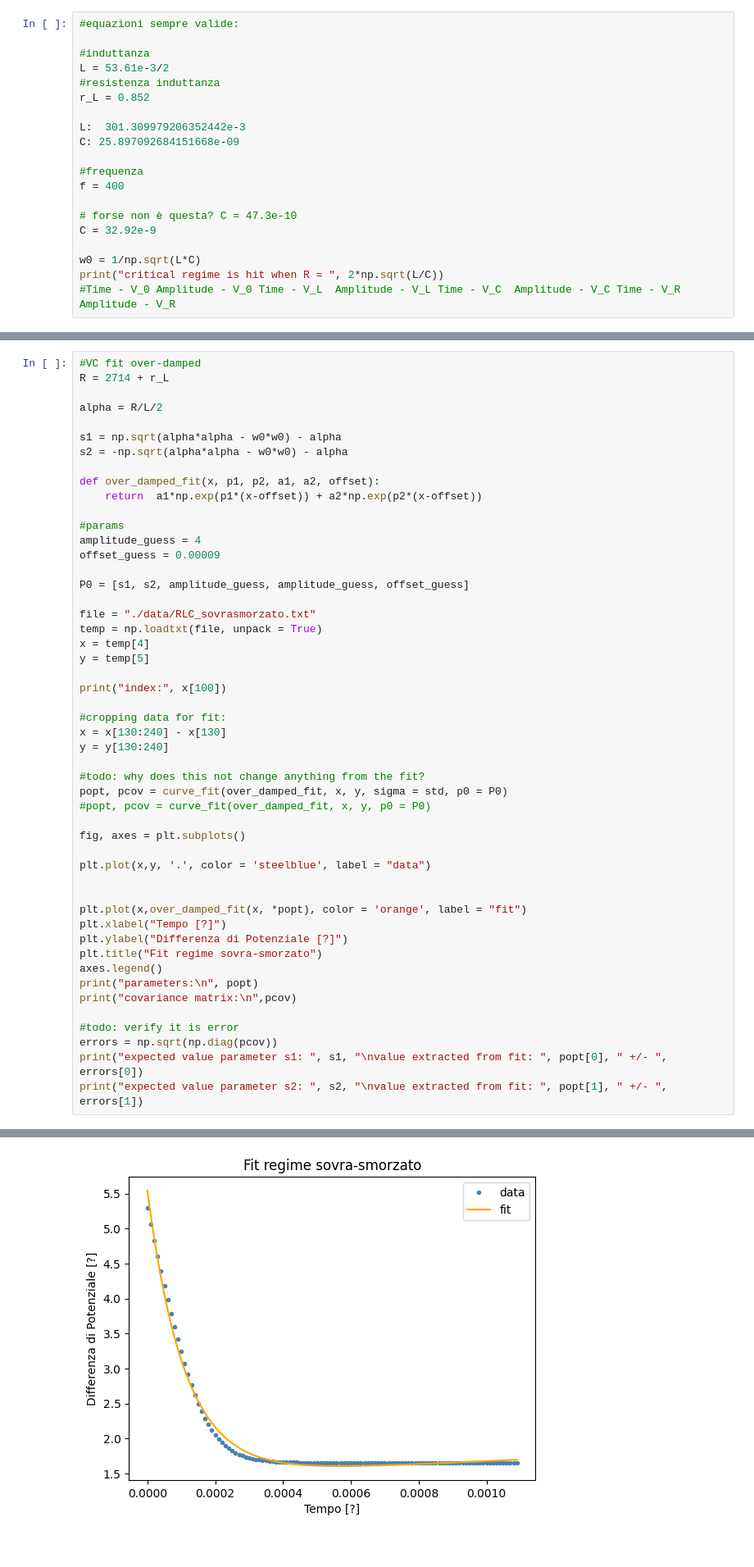
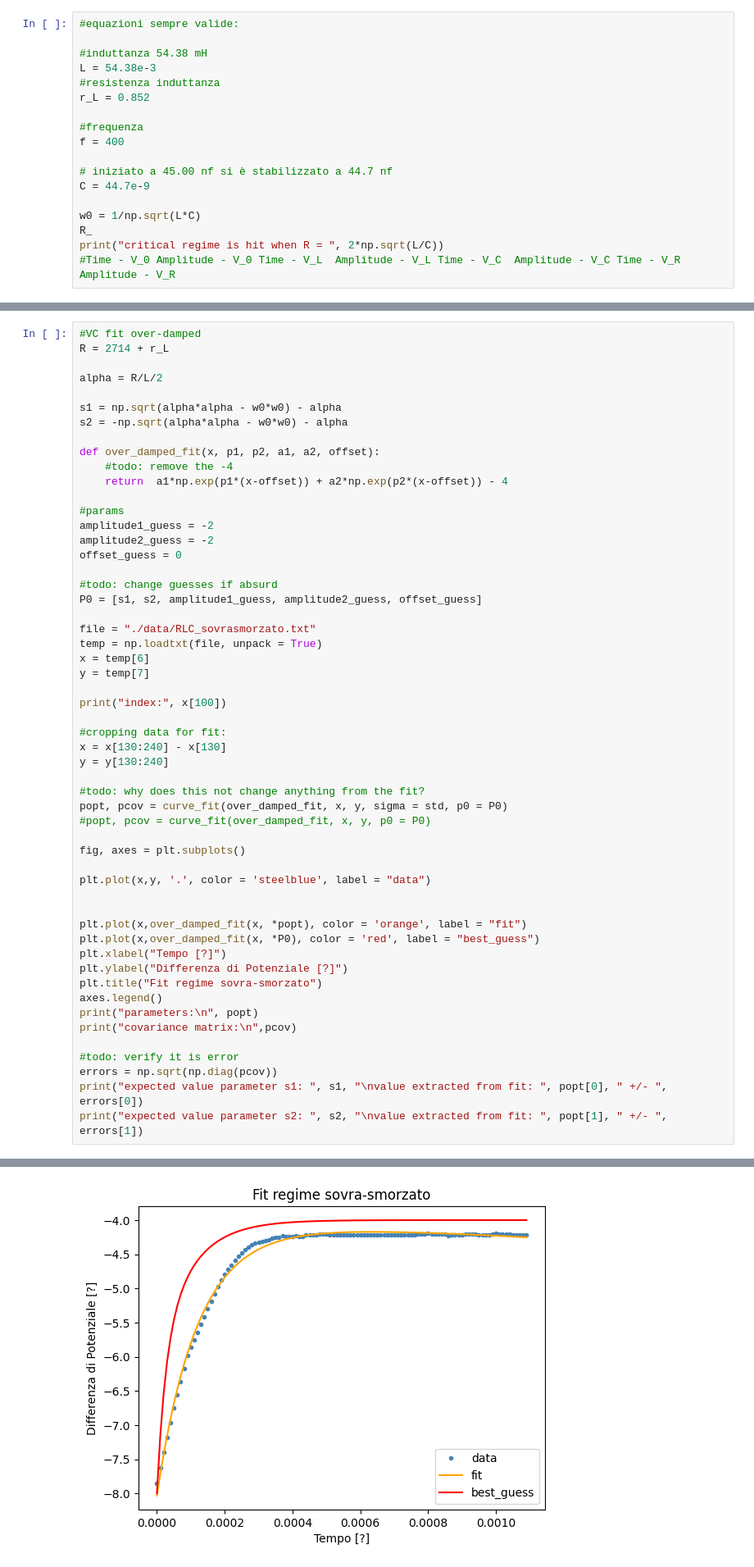
Before and after one commit to sbaba22/circuiti, a Jupyter notebook: fit.ipynb, the cells around one changed output, grey strips where cells are left out. Shown: that part at 82% size. Drawn from its saved outputs; the diff is of its cells as text.

```diff
--- a/fit.ipynb
+++ b/fit.ipynb
@@ -12,21 +10,19 @@ We should re measure the inductance and capacitance.
 # %%
 #equazioni sempre valide:
 
-#induttanza
-L = 53.61e-3/2
+#induttanza 54.38 mH
+L = 54.38e-3
 #resistenza induttanza
 r_L = 0.852
-
-L:  301.309979206352442e-3
-C: 25.897092684151668e-09
 
 #frequenza
 f = 400
 
-# forse non è questa? C = 47.3e-10
-C = 32.92e-9
+# iniziato a 45.00 nf si è stabilizzato a 44.7 nf
+C = 44.7e-9
 
 w0 = 1/np.sqrt(L*C)
+R_
 print("critical regime is hit when R = ", 2*np.sqrt(L/C))
 #Time - V_0	Amplitude - V_0	Time - V_L	Amplitude - V_L	Time - V_C	Amplitude - V_C	Time - V_R	Amplitude - V_R
 # %% [output]
@@ -70,18 +68,21 @@ s1 = np.sqrt(alpha*alpha - w0*w0) - alpha
 s2 = -np.sqrt(alpha*alpha - w0*w0) - alpha
 
 def over_damped_fit(x, p1, p2, a1, a2, offset):
-    return  a1*np.exp(p1*(x-offset)) + a2*np.exp(p2*(x-offset))
+    #todo: remove the -4
+    return  a1*np.exp(p1*(x-offset)) + a2*np.exp(p2*(x-offset)) - 4
 
 #params
-amplitude_guess = 4
-offset_guess = 0.00009
+amplitude1_guess = -2
+amplitude2_guess = -2
+offset_guess = 0
 
-P0 = [s1, s2, amplitude_guess, amplitude_guess, offset_guess]
+#todo: change guesses if absurd
+P0 = [s1, s2, amplitude1_guess, amplitude2_guess, offset_guess]
 
 file = "./data/RLC_sovrasmorzato.txt"
 temp = np.loadtxt(file, unpack = True)
-x = temp[4]
-y = temp[5]
+x = temp[6]
+y = temp[7]
 
 print("index:", x[100])
 
@@ -99,6 +100,7 @@ plt.plot(x,y, '.', color = 'steelblue', label = "data")
 
 
 plt.plot(x,over_damped_fit(x, *popt), color = 'orange', label = "fit")
+plt.plot(x,over_damped_fit(x, *P0), color = 'red', label = "best_guess")
 plt.xlabel("Tempo [?]")
 plt.ylabel("Differenza di Potenziale [?]")
 plt.title("Fit regime sovra-smorzato")
@@ -133,4 +135,4 @@ value extracted from fit:  -9142.20710782898  +/-  202.46450694426957
-[figure, old version]
+[figure, new version]
 # %%
 #extracting L and C from fit and R:
 def from_params_to_RLC(par1, par2, R):
```
Also changed, not shown: parts of 18 cells of this notebook, 5 other files.
